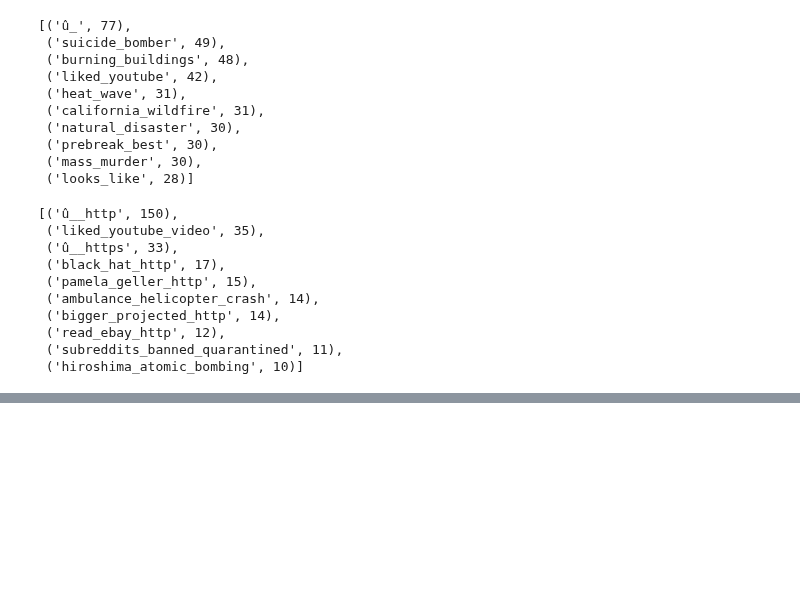
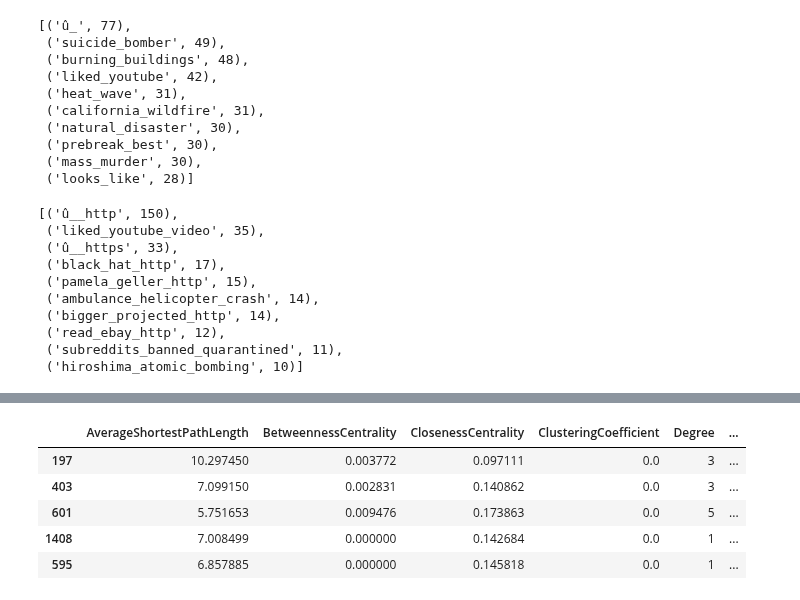
Before and after one commit to cakiki/disaster-tweets, a Jupyter notebook: notebooks/co_occurrence_analysis.ipynb, the cells around one changed output, grey strips where cells are left out. Drawn from its saved outputs; the diff is of its cells as text; code cells hidden in the pictures; blank space fills up the shorter version.

```diff
--- a/notebooks/co_occurrence_analysis.ipynb
+++ b/notebooks/co_occurrence_analysis.ipynb
@@ -137,0 +170,10 @@ nx.write_graphml(G, '../data/processed/bigrams.graphml')
+# %%
+subgraph_stats = pd.read_csv('../data/processed/subgraph_stats.csv')
+subgraph_stats.sample(5)
+# %% [output]
+|  | AverageShortestPathLength | BetweennessCentrality | ClosenessCentrality | ClusteringCoefficient | Degree | ... |
+| 197 | 10.297450 | 0.003772 | 0.097111 | 0.0 | 3 | ... |
+| 403 | 7.099150 | 0.002831 | 0.140862 | 0.0 | 3 | ... |
+| 601 | 5.751653 | 0.009476 | 0.173863 | 0.0 | 5 | ... |
+| 1408 | 7.008499 | 0.000000 | 0.142684 | 0.0 | 1 | ... |
+| 595 | 6.857885 | 0.000000 | 0.145818 | 0.0 | 1 | ... |
```
Also changed, not shown: parts of 18 cells of this notebook, 6 other files.
